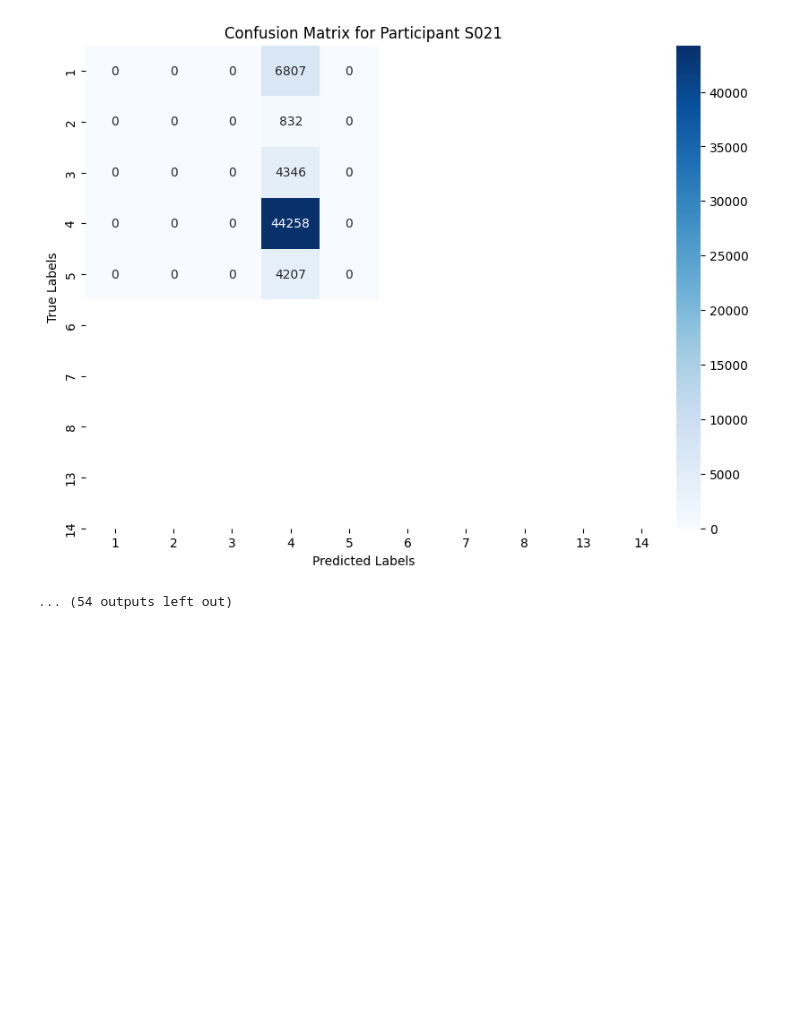
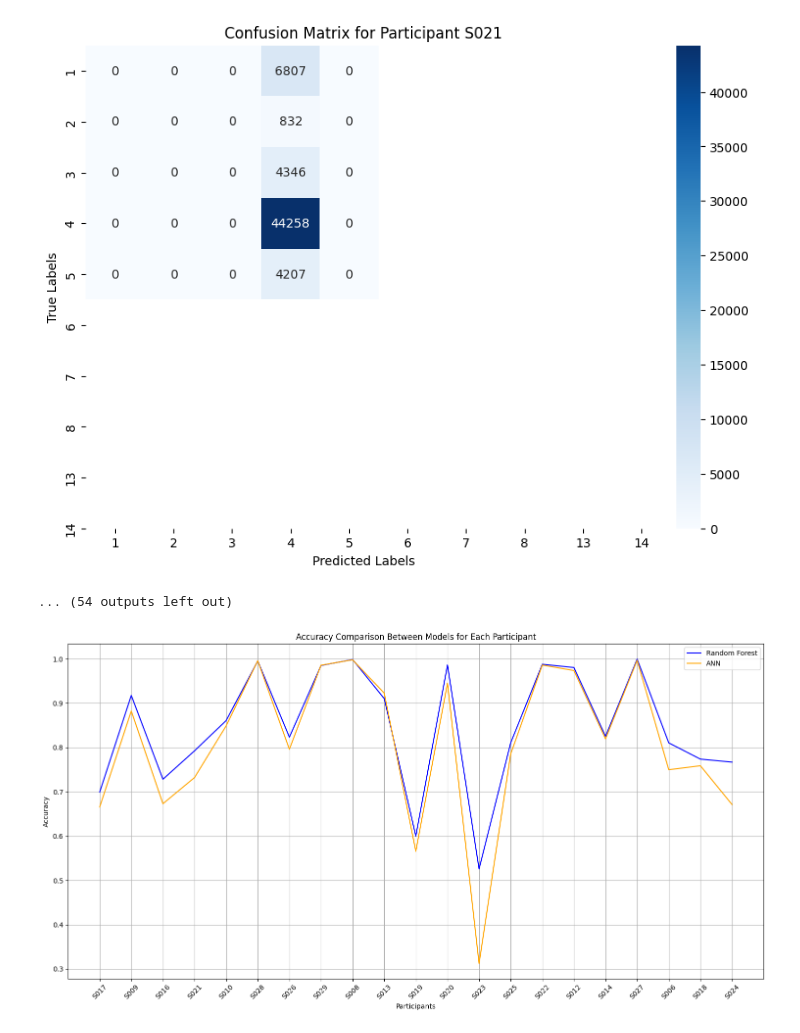
Before and after one commit to miltiadiss/Data-Mining, a Jupyter notebook: question_2_a.ipynb, the cells around one changed output. Saved outputs shown, nothing was run; the diff lists cells and outputs as text; code cells hidden in the pictures; blank space fills up the shorter version.

```diff
--- a/question_2_a.ipynb
+++ b/question_2_a.ipynb
@@ -275,3 +275,80 @@ Metrics for Participant S021:
   F1-Score: 0.6189241017589961
 [figure]
 ... (54 outputs left out)
+# %%
+# Λίστα με τα ονόματα των συμμετεχόντων
+participants = [os.path.splitext(filename)[0] for filename in os.listdir(path) if filename != 'S015.csv']
+
+"""# Δημιουργία DataFrame για να συγκρίνουμε τις ακριβείες των δύο μοντέλων
+accuracy_df = pd.DataFrame({
+    'Random Forest Accuracy': rf_accuracies,
+    'Neural Network Accuracy': ann_accuracies,
+    'Bayesian Network Accuracy': bn_accuracies
+})"""
+
+rf_accuracies = [0.6992307902130329,
+0.9176188780629916,
+0.7282932868155985,
+0.7925062034739454,
+0.8607848713209156,
+0.995429228720184,
+0.8233124119380043,
+0.9850324529991047,
+0.9985918518341727,
+0.91029045193454,
+0.6000100689724613,
+0.9861776581426649,
+0.5258990192517254,
+0.8103396193846286,
+0.9878704403074599,
+0.9805054718041918,
+0.825233976370433,
+0.9995585963363496,
+0.8103789973330724,
+0.7737646419982934,
+0.7669979769548773
+]  # Ακρίβεια για Random Forest
+ann_accuracies = [0.665543765854723,
+0.8823681740200046,
+0.6729925158966856,
+0.7321422663358147,
+0.8488553959903313,
+0.9958530088388424,
+0.7959779684898168,
+0.9857038943598926,
+0.9979116446693238,
+0.9226725913081175,
+0.5657419993622984,
+0.9451144010767161,
+0.31231383944787505,
+0.7851810296465714,
+0.9860784052368893,
+0.9737065753173908,
+0.8194902998717564,
+0.9968786455213292,
+0.7497981453842578,
+0.7588395004266543,
+0.6712698273081772]  # Ακρίβεια για Artificial Neural Network
+
+# Σχεδιασμός του γραφήματος
+plt.figure(figsize=(15, 8))
+
+# Μπάρες για τις ακρίβειες του Random Forest
+plt.plot(participants, rf_accuracies, color='blue', label='Random Forest')
+
+# Μπάρες για τις ακρίβειες του ANN
+plt.plot(participants, ann_accuracies, color='orange', label='ANN')
+
+# Προσθήκη τίτλου και ετικετών
+plt.title('Accuracy Comparison Between Models for Each Participant')
+plt.xlabel('Participants')
+plt.ylabel('Accuracy')
+plt.xticks(rotation=45)
+plt.legend()
+
+# Εμφανίζουμε το γράφημα
+plt.grid(True)  # Προσθέτουμε πλέγμα
+plt.tight_layout()  # Βελτιστοποίηση διάταξης
+plt.show()
+# %% [output]
+[figure, added]
```
